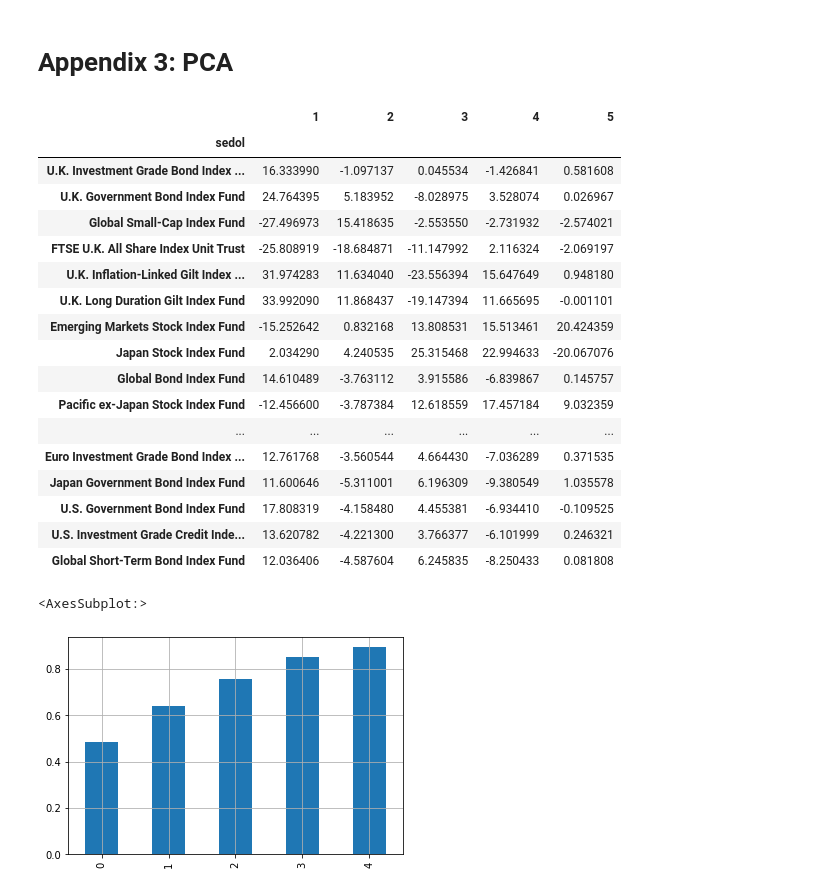
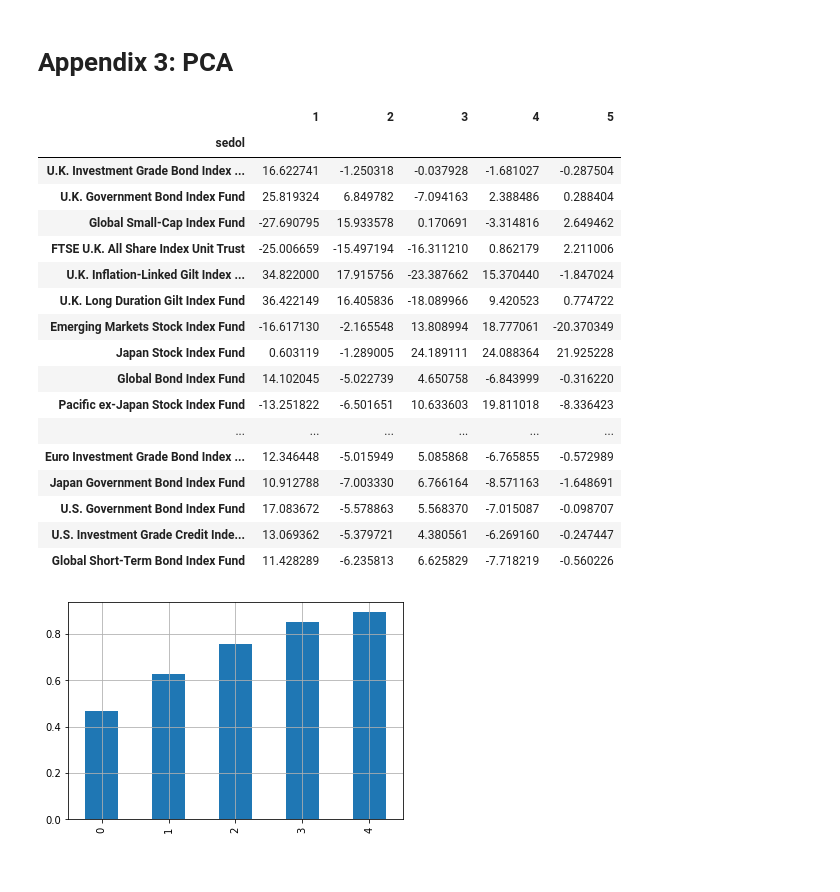
Before and after one commit to 0x26res/vanguard-optimizer, a Jupyter notebook: vanguard-optimizer.ipynb, the cells around one changed output. Drawn from its saved outputs; the diff is of its cells as text; code cells hidden in the pictures.

```diff
--- a/vanguard-optimizer.ipynb
+++ b/vanguard-optimizer.ipynb
@@ -25,7 +24,7 @@ REQUEST_URL = "https://api.vanguard.com/rs/gre/gra/1.7.0/datasets/urd-product-po
 ASSET_COLOURS = {"BOND": "red", "EQUITY": "green"}
 CUTOFF_YEAR = 2017
 
-END_DATE = pd.to_datetime("2022-10-01")
+END_DATE = pd.to_datetime("2022-12-15")
 # %% [markdown]
 ## Get products descriptions
 # %%
@@ -450,24 +454,23 @@ principal_df.set_index(returns_by_name.columns)
 # %% [output]
 |  | 1 | 2 | 3 | 4 | 5 |
 | sedol |  |  |  |  |  |
-| U.K. Investment Grade Bond Index ... | 16.333990 | -1.097137 | 0.045534 | -1.426841 | 0.581608 |
-| U.K. Government Bond Index Fund | 24.764395 | 5.183952 | -8.028975 | 3.528074 | 0.026967 |
-| Global Small-Cap Index Fund | -27.496973 | 15.418635 | -2.553550 | -2.731932 | -2.574021 |
-| FTSE U.K. All Share Index Unit Trust | -25.808919 | -18.684871 | -11.147992 | 2.116324 | -2.069197 |
-| U.K. Inflation-Linked Gilt Index ... | 31.974283 | 11.634040 | -23.556394 | 15.647649 | 0.948180 |
-| U.K. Long Duration Gilt Index Fund | 33.992090 | 11.868437 | -19.147394 | 11.665695 | -0.001101 |
-| Emerging Markets Stock Index Fund | -15.252642 | 0.832168 | 13.808531 | 15.513461 | 20.424359 |
-| Japan Stock Index Fund | 2.034290 | 4.240535 | 25.315468 | 22.994633 | -20.067076 |
-| Global Bond Index Fund | 14.610489 | -3.763112 | 3.915586 | -6.839867 | 0.145757 |
-| Pacific ex-Japan Stock Index Fund | -12.456600 | -3.787384 | 12.618559 | 17.457184 | 9.032359 |
+| U.K. Investment Grade Bond Index ... | 16.622741 | -1.250318 | -0.037928 | -1.681027 | -0.287504 |
+| U.K. Government Bond Index Fund | 25.819324 | 6.849782 | -7.094163 | 2.388486 | 0.288404 |
+| Global Small-Cap Index Fund | -27.690795 | 15.933578 | 0.170691 | -3.314816 | 2.649462 |
+| FTSE U.K. All Share Index Unit Trust | -25.006659 | -15.497194 | -16.311210 | 0.862179 | 2.211006 |
+| U.K. Inflation-Linked Gilt Index ... | 34.822000 | 17.915756 | -23.387662 | 15.370440 | -1.847024 |
+| U.K. Long Duration Gilt Index Fund | 36.422149 | 16.405836 | -18.089966 | 9.420523 | 0.774722 |
+| Emerging Markets Stock Index Fund | -16.617130 | -2.165548 | 13.808994 | 18.777061 | -20.370349 |
+| Japan Stock Index Fund | 0.603119 | -1.289005 | 24.189111 | 24.088364 | 21.925228 |
+| Global Bond Index Fund | 14.102045 | -5.022739 | 4.650758 | -6.843999 | -0.316220 |
+| Pacific ex-Japan Stock Index Fund | -13.251822 | -6.501651 | 10.633603 | 19.811018 | -8.336423 |
 | ... | ... | ... | ... | ... | ... |
-| Euro Investment Grade Bond Index ... | 12.761768 | -3.560544 | 4.664430 | -7.036289 | 0.371535 |
-| Japan Government Bond Index Fund | 11.600646 | -5.311001 | 6.196309 | -9.380549 | 1.035578 |
-| U.S. Government Bond Index Fund | 17.808319 | -4.158480 | 4.455381 | -6.934410 | -0.109525 |
-| U.S. Investment Grade Credit Inde... | 13.620782 | -4.221300 | 3.766377 | -6.101999 | 0.246321 |
-| Global Short-Term Bond Index Fund | 12.036406 | -4.587604 | 6.245835 | -8.250433 | 0.081808 |
+| Euro Investment Grade Bond Index ... | 12.346448 | -5.015949 | 5.085868 | -6.765855 | -0.572989 |
+| Japan Government Bond Index Fund | 10.912788 | -7.003330 | 6.766164 | -8.571163 | -1.648691 |
+| U.S. Government Bond Index Fund | 17.083672 | -5.578863 | 5.568370 | -7.015087 | -0.098707 |
+| U.S. Investment Grade Credit Inde... | 13.069362 | -5.379721 | 4.380561 | -6.269160 | -0.247447 |
+| Global Short-Term Bond Index Fund | 11.428289 | -6.235813 | 6.625829 | -7.718219 | -0.560226 |
 # %%
-pd.Series(pca.explained_variance_ratio_).cumsum().plot.bar(grid=True)
+_ = pd.Series(pca.explained_variance_ratio_).cumsum().plot.bar(grid=True)
 # %% [output]
-<AxesSubplot:>
-[figure, old version]
+[figure, new version]
```
Also changed, not shown: parts of 13 cells of this notebook, 2 other files.
